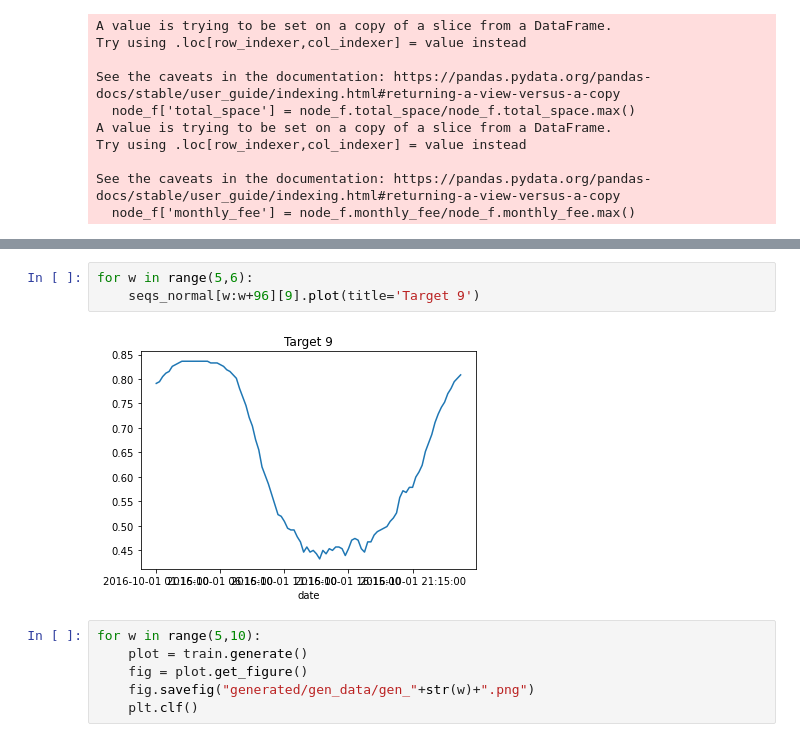
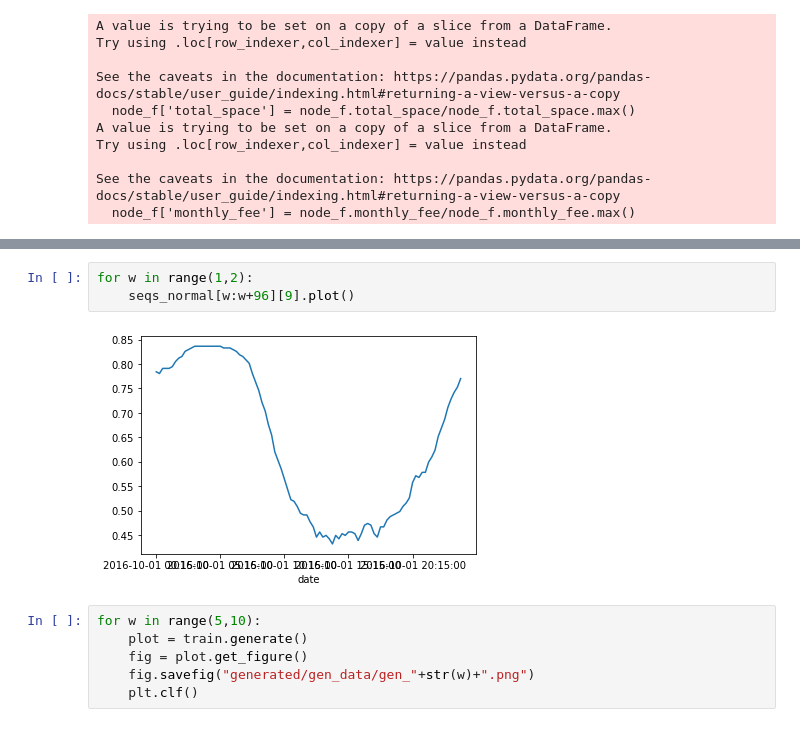
Before and after one commit to vaecole/SIAT-AUTOS-ITS, a Jupyter notebook: GCN-GRU-MC-GAN/demo.ipynb, the cells around one changed output, grey strips where cells are left out. Cells and saved outputs as stored; diff of their text form.

```diff
--- a/GCN-GRU-MC-GAN/demo.ipynb
+++ b/GCN-GRU-MC-GAN/demo.ipynb
@@ -299,8 +365,8 @@ epoch 100(4.3)/100(440.57) - gen_loss = 0.69456, disc_loss = 1.38008, estimated
 # %%
-for w in range(5,6):
-    seqs_normal[w:w+96][9].plot(title='Target 9')
+for w in range(1,2):
+    seqs_normal[w:w+96][9].plot()
 # %% [output]
-[figure, old version]
+[figure, new version]
 # %%
 for w in range(5,10):
     plot = train.generate()
```
Also changed, not shown: parts of 5 cells of this notebook, 5 other files.
